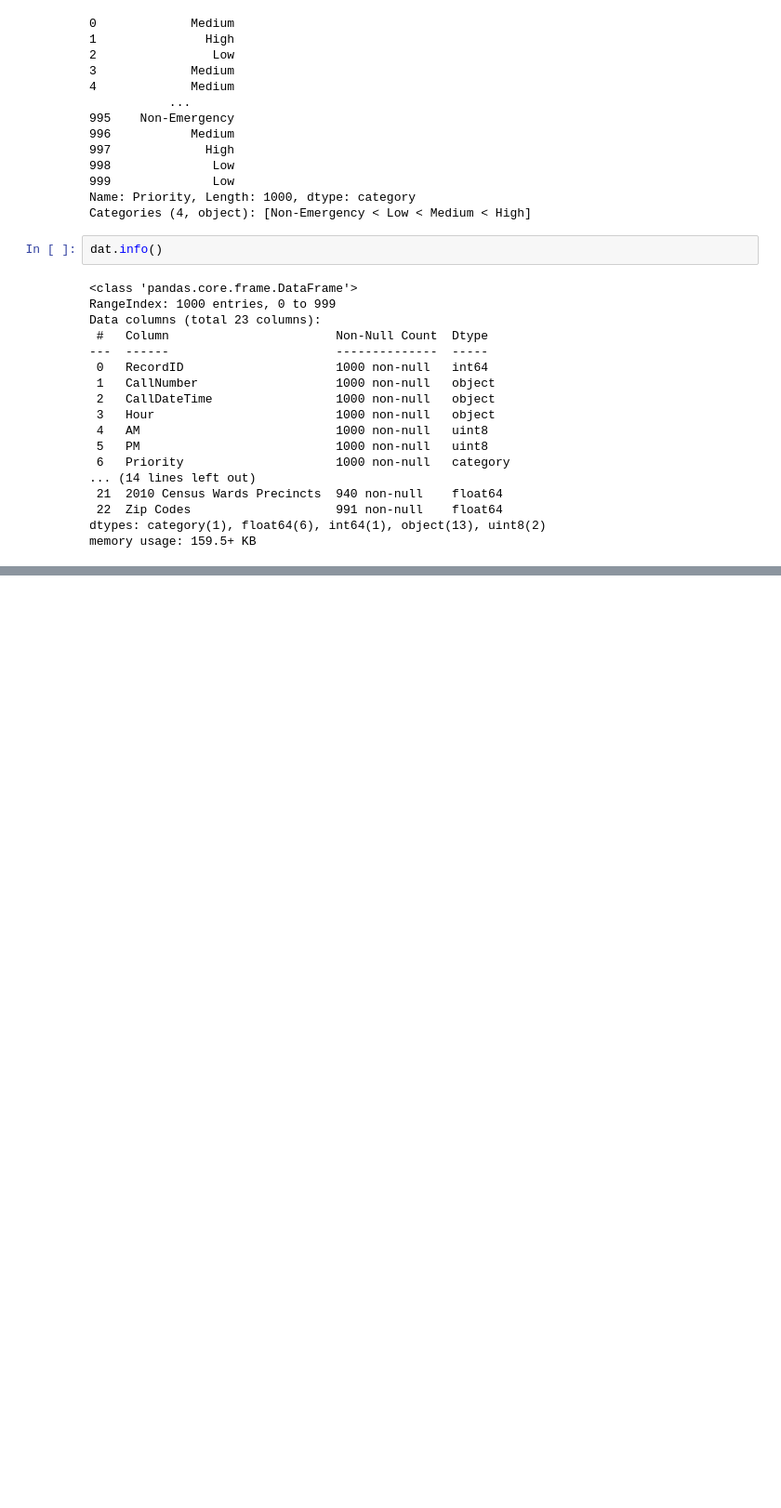
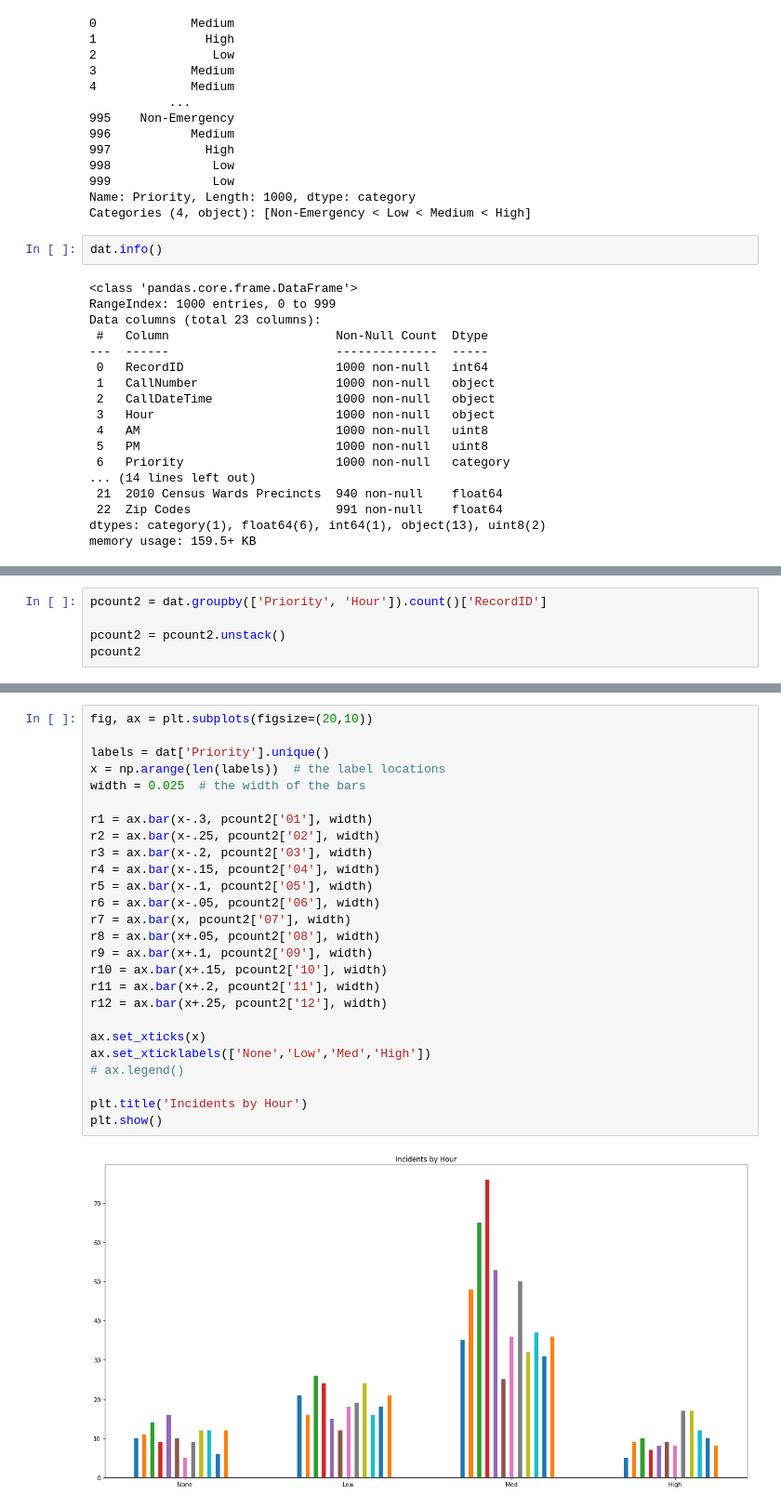
Before and after one commit to Baltimore-Data-Science-Corps-TU-Team/crime-data-analysis-notebooks, a Jupyter notebook: sk_balti_0010.ipynb, the cells around one changed output, grey strips where cells are left out. Shown at 93% size. Drawn from its saved outputs; the diff is of its cells as text; blank space fills up the shorter version.

```diff
--- a/sk_balti_0010.ipynb
+++ b/sk_balti_0010.ipynb
@@ -108,0 +130,5 @@ plt.show()
+# %%
+pcount2 = dat.groupby(['Priority', 'Hour']).count()['RecordID']
+
+pcount2 = pcount2.unstack()
+pcount2
@@ -108,0 +142,28 @@ plt.show()
+# %%
+fig, ax = plt.subplots(figsize=(20,10))
+
+labels = dat['Priority'].unique()
+x = np.arange(len(labels))  # the label locations
+width = 0.025  # the width of the bars
+
+r1 = ax.bar(x-.3, pcount2['01'], width)
+r2 = ax.bar(x-.25, pcount2['02'], width)
+r3 = ax.bar(x-.2, pcount2['03'], width)
+r4 = ax.bar(x-.15, pcount2['04'], width)
+r5 = ax.bar(x-.1, pcount2['05'], width)
+r6 = ax.bar(x-.05, pcount2['06'], width)
+r7 = ax.bar(x, pcount2['07'], width)
+r8 = ax.bar(x+.05, pcount2['08'], width)
+r9 = ax.bar(x+.1, pcount2['09'], width)
+r10 = ax.bar(x+.15, pcount2['10'], width)
+r11 = ax.bar(x+.2, pcount2['11'], width)
+r12 = ax.bar(x+.25, pcount2['12'], width)
+
+ax.set_xticks(x)
+ax.set_xticklabels(['None','Low','Med','High'])
+# ax.legend()
+
+plt.title('Incidents by Hour')
+plt.show()
+# %% [output]
+[figure, added]
```
Also changed, not shown: parts of 4 cells of this notebook.
